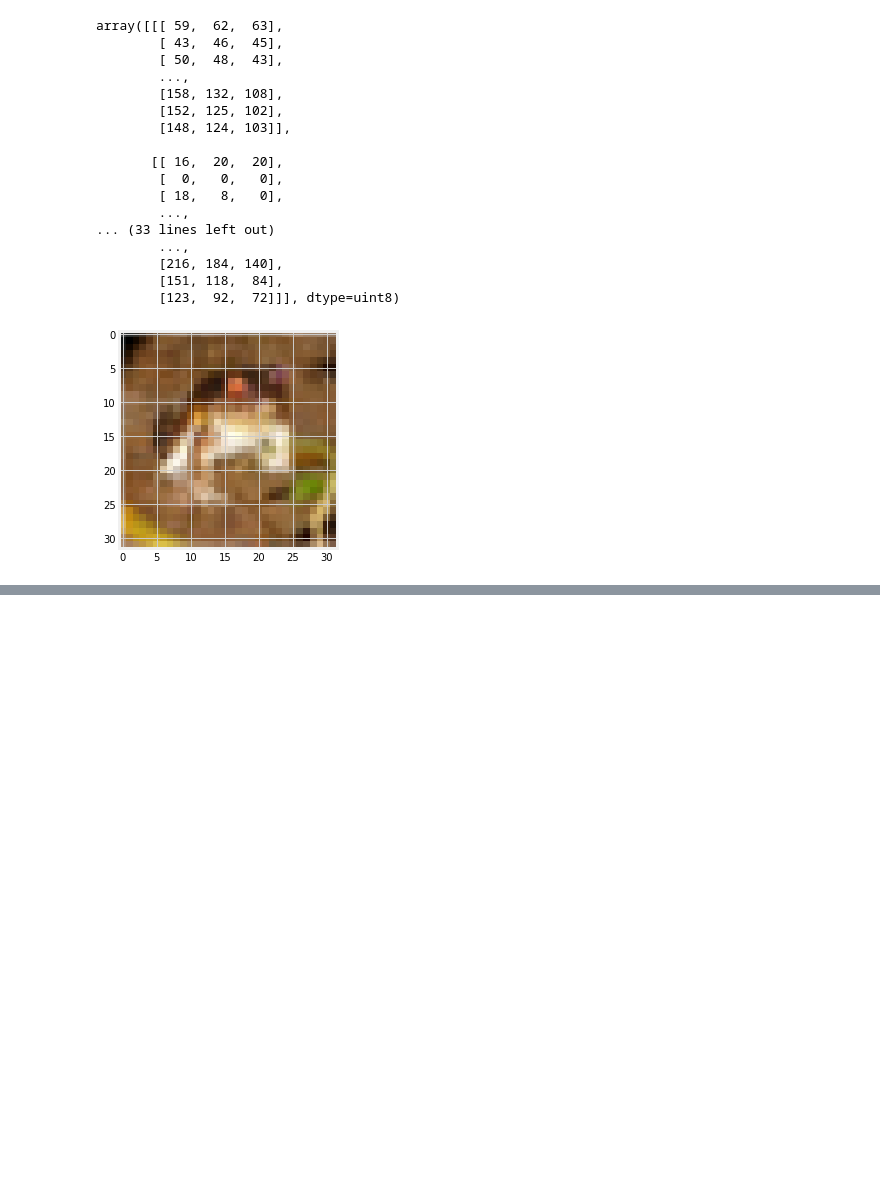
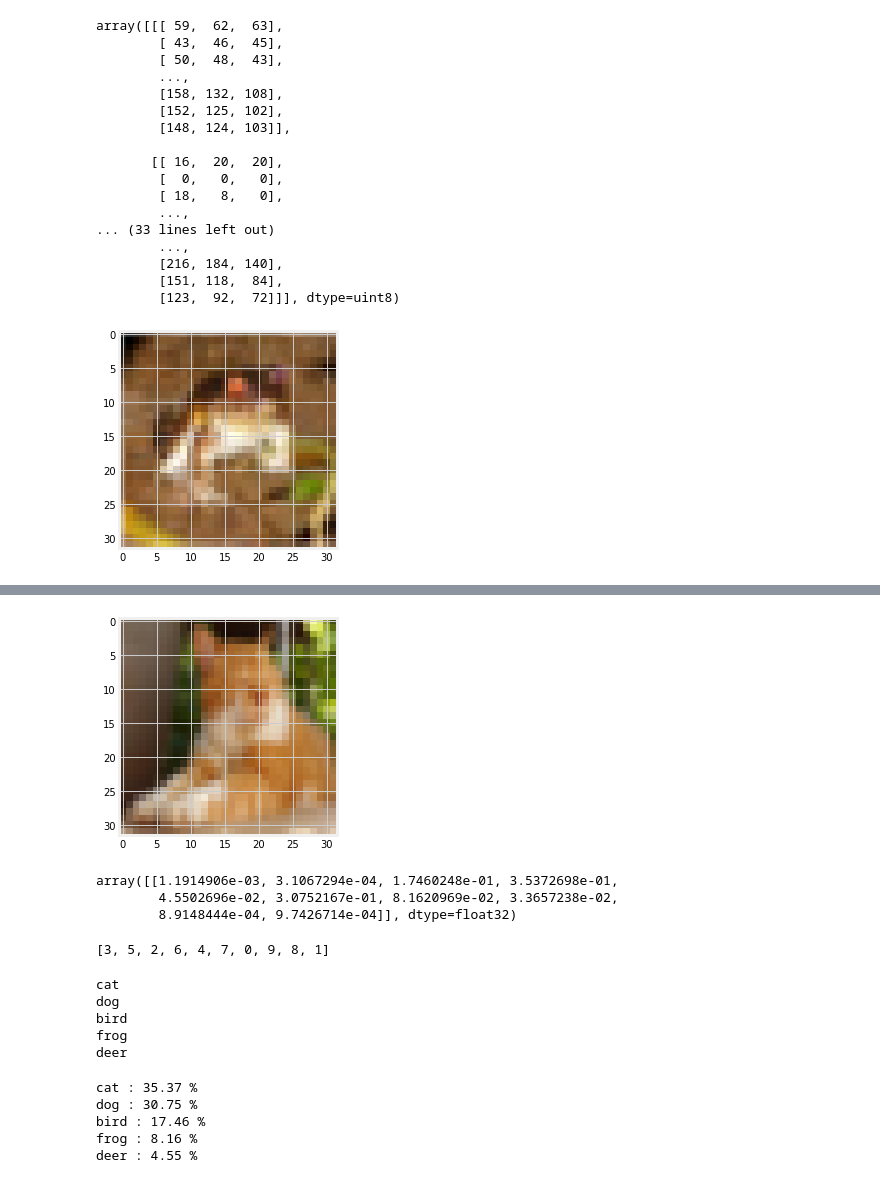
Before and after one commit to levvynoks/amplifyapp, a Jupyter notebook: Calassifier_1.ipynb, the cells around one changed output, grey strips where cells are left out. Saved outputs shown, nothing was run; the diff lists cells and outputs as text; code cells hidden in the pictures; blank space fills up the shorter version.

```diff
--- a/Calassifier_1.ipynb
+++ b/Calassifier_1.ipynb
@@ -71,0 +238,53 @@ img = plt.imshow(x_train[index])
+# %%
+#Resize the image by 32 x 32 frame size
+from skimage.transform import resize
+resized_image = resize(new_image, (32,32,3))
+img = plt.imshow(resized_image)
+# %% [output]
+[figure, added]
+# %%
+#Test the model after resizing the picture
+#Get the models predictions
+predictions = model.predict(np.array([resized_image]))
+#Show the predictions
+predictions
+# %% [output]
+array([[1.1914906e-03, 3.1067294e-04, 1.7460248e-01, 3.5372698e-01,
+        4.5502696e-02, 3.0752167e-01, 8.1620969e-02, 3.3657238e-02,
+        8.9148444e-04, 9.7426714e-04]], dtype=float32)
+# %%
+#Sort the predictions from least to greatest
+list_index = [0,1,2,3,4,5,6,7,8,9]
+x = predictions
+
+for i in range(10):
+ for j in range(10):
+   if x[0][list_index[i]] > x[0][list_index[j]]:
+     temp = list_index[i]
+     list_index[i] = list_index[j]
+     list_index[j] = temp
+
+#Show the sortted labels in order
+print(list_index)
+# %% [output]
+[3, 5, 2, 6, 4, 7, 0, 9, 8, 1]
+# %%
+#Print the first 5 predictions
+for i in range(5):
+  print(classification[list_index[i]])
+# %% [output]
+cat
+dog
+bird
+frog
+deer
+# %%
+#Print the first 5 predictions
+for i in range(5):
+  print(classification[list_index[i]], ':', round(predictions[0][list_index[i]] * 100, 2), '%')
+# %% [output]
+cat : 35.37 %
+dog : 30.75 %
+bird : 17.46 %
+frog : 8.16 %
+deer : 4.55 %
```
Also changed, not shown: parts of 15 cells of this notebook.
